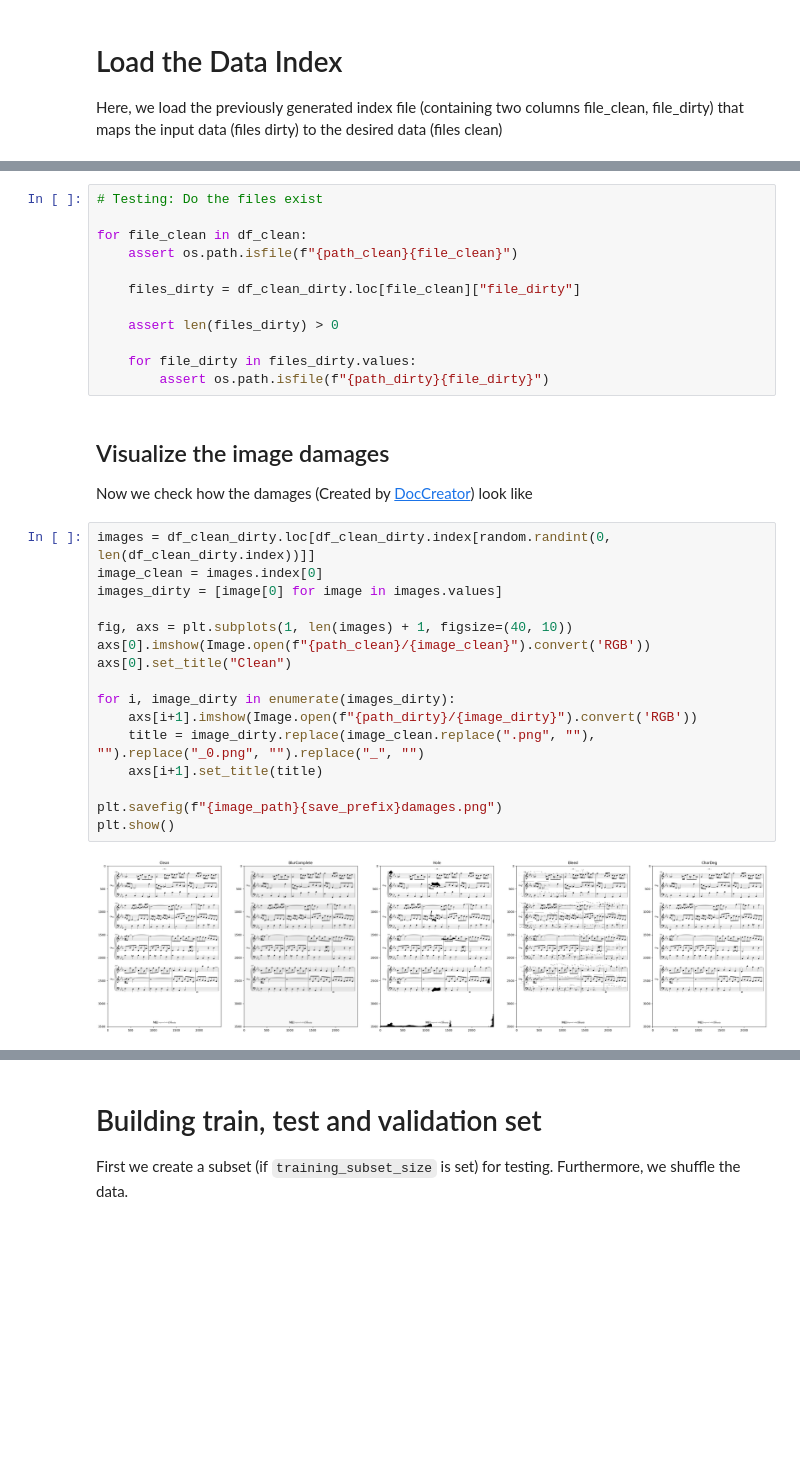
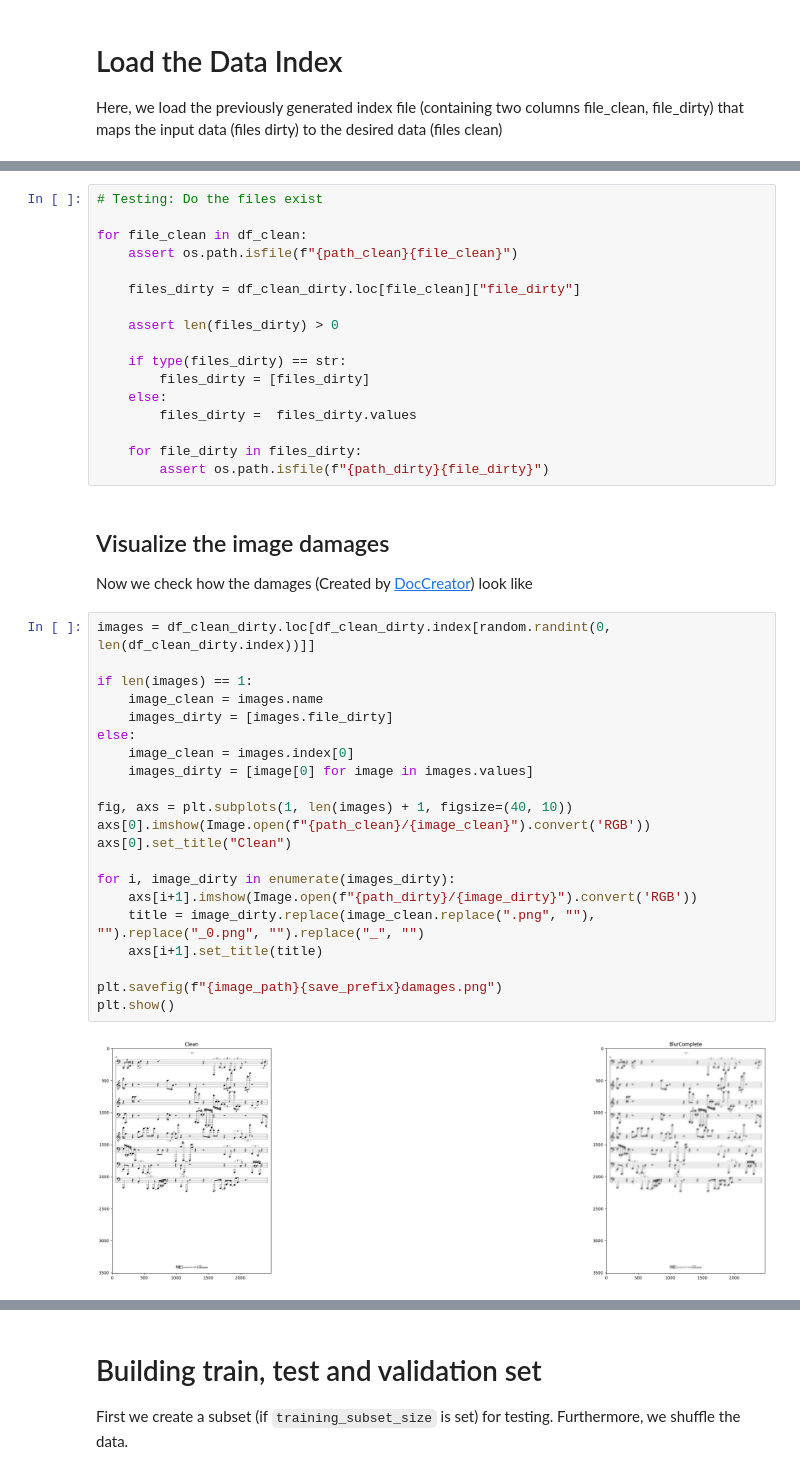
Before and after one commit to HackerBschor/df-music-scores-restoration, a Jupyter notebook: dl/training_baseline.ipynb, the cells around one changed output, grey strips where cells are left out. Saved outputs shown, nothing was run; the diff lists cells and outputs as text; blank space fills up the shorter version.

Commit message:
start implement idea: splitting image into smaller pieces

```diff
--- a/dl/training_baseline.ipynb
+++ b/dl/training_baseline.ipynb
@@ -87,7 +86,12 @@ for file_clean in df_clean:
 
     assert len(files_dirty) > 0
 
-    for file_dirty in files_dirty.values:
+    if type(files_dirty) == str:
+        files_dirty = [files_dirty]
+    else:
+        files_dirty =  files_dirty.values
+
+    for file_dirty in files_dirty:
         assert os.path.isfile(f"{path_dirty}{file_dirty}")
 # %% [markdown]
 ## Visualize the image damages
@@ -95,19 +99,24 @@ for file_clean in df_clean:
 Now we check how the damages (Created by [DocCreator](https://doc-creator.labri.fr/)) look like
 # %%
 images = df_clean_dirty.loc[df_clean_dirty.index[random.randint(0, len(df_clean_dirty.index))]]
-image_clean = images.index[0]
-images_dirty = [image[0] for image in images.values]
+
+if len(images) == 1:
+    image_clean = images.name
+    images_dirty = [images.file_dirty]
+else:
+    image_clean = images.index[0]
+    images_dirty = [image[0] for image in images.values]
 
 fig, axs = plt.subplots(1, len(images) + 1, figsize=(40, 10))
 axs[0].imshow(Image.open(f"{path_clean}/{image_clean}").convert('RGB'))
 axs[0].set_title("Clean")
 
 for i, image_dirty in enumerate(images_dirty):
     axs[i+1].imshow(Image.open(f"{path_dirty}/{image_dirty}").convert('RGB'))
     title = image_dirty.replace(image_clean.replace(".png", ""), "").replace("_0.png", "").replace("_", "")
     axs[i+1].set_title(title)
 
 plt.savefig(f"{image_path}{save_prefix}damages.png")
 plt.show()
 # %% [output]
-[figure, old version]
+[figure, new version]
```
Also changed, not shown: parts of 15 cells of this notebook, 2 other files.
